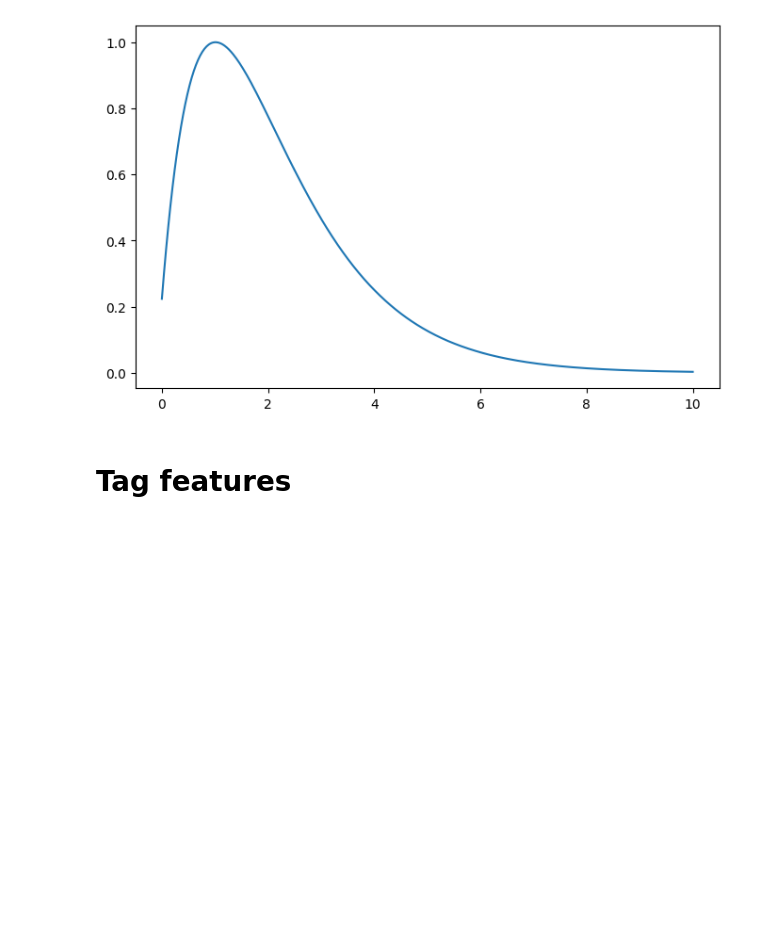
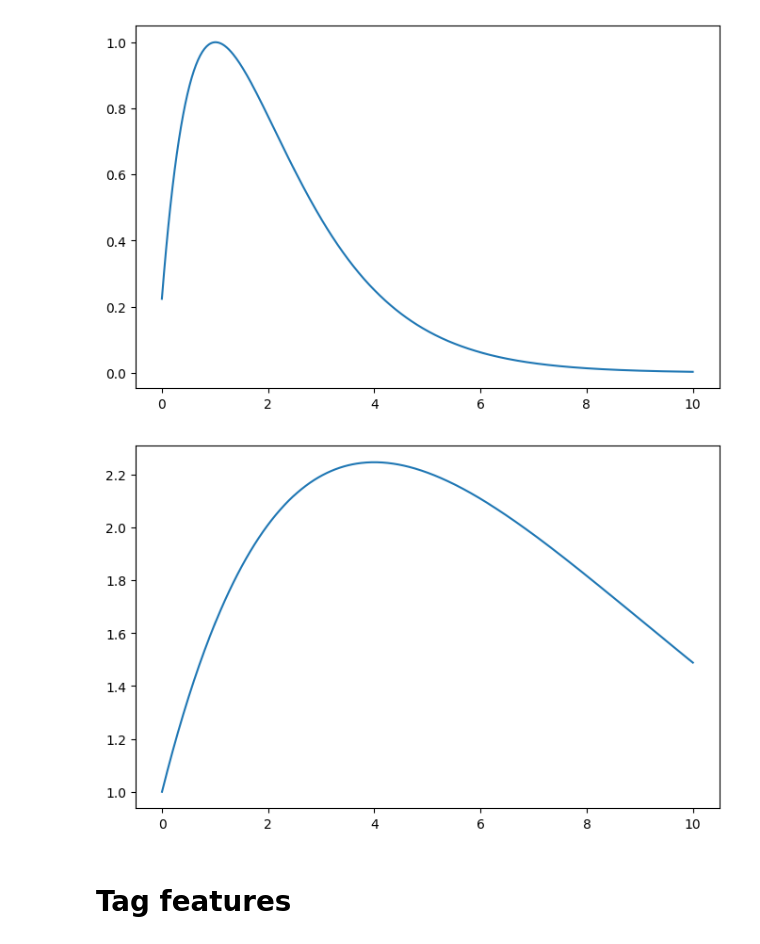
Before and after one commit to su-jai/player_forecasting, a Jupyter notebook: notebooks/data_engineering.ipynb, the cells around one changed output. Drawn from its saved outputs; the diff is of its cells as text; code cells hidden in the pictures; blank space fills up the shorter version.

```diff
--- a/notebooks/data_engineering.ipynb
+++ b/notebooks/data_engineering.ipynb
@@ -987,3 +1013,16 @@ plt.show()
+# %%
+def n_2(t, lam, A, B, C, D):
+    return (A * t + B + C * np.log( 1 + D * t + 0.0001)) * np.exp(- lam * t)
+
+t = np.linspace(0,10,500)
+y = n_2(t, 0.2, 1, 1, 0, 1)
+
+fig, ax = plt.subplots(figsize=(8,5))
+ax.plot(t, y)
+
+plt.show()
+# %% [output]
+[figure, added]
 # %% [markdown]
 # Tag features
 # %% [markdown]
```
Also changed, not shown: parts of 4 cells of this notebook.
